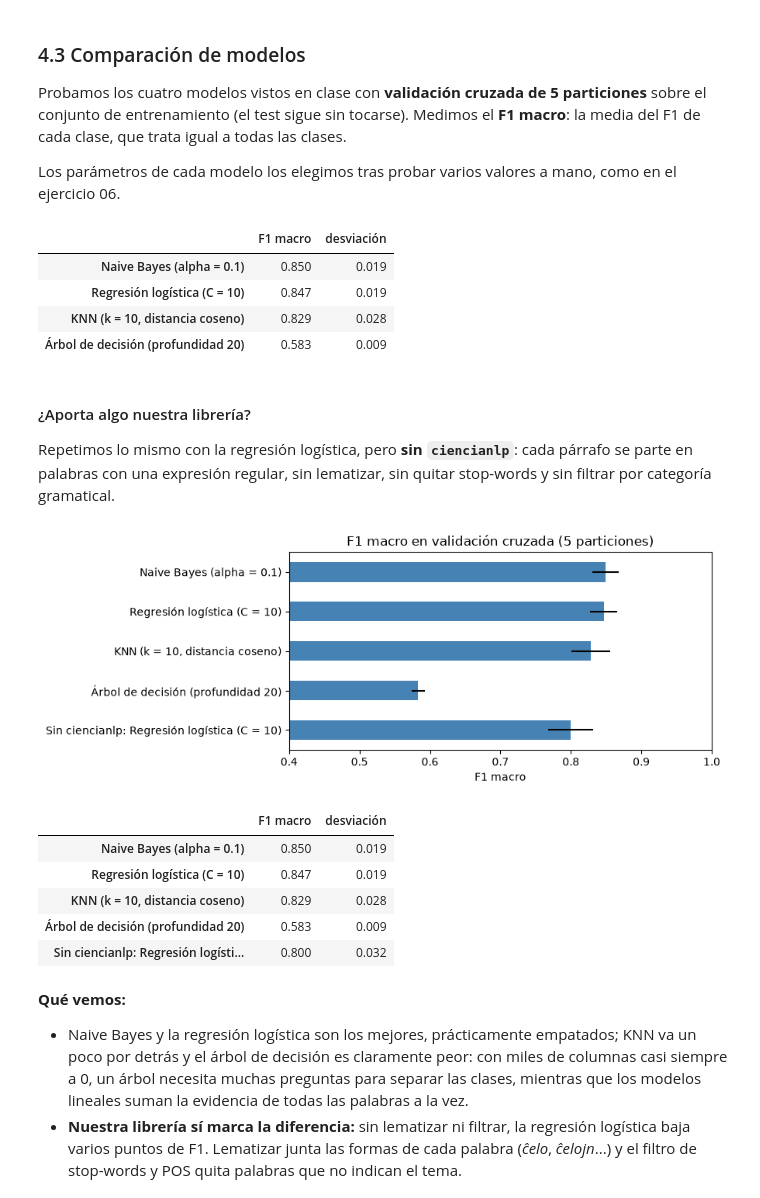
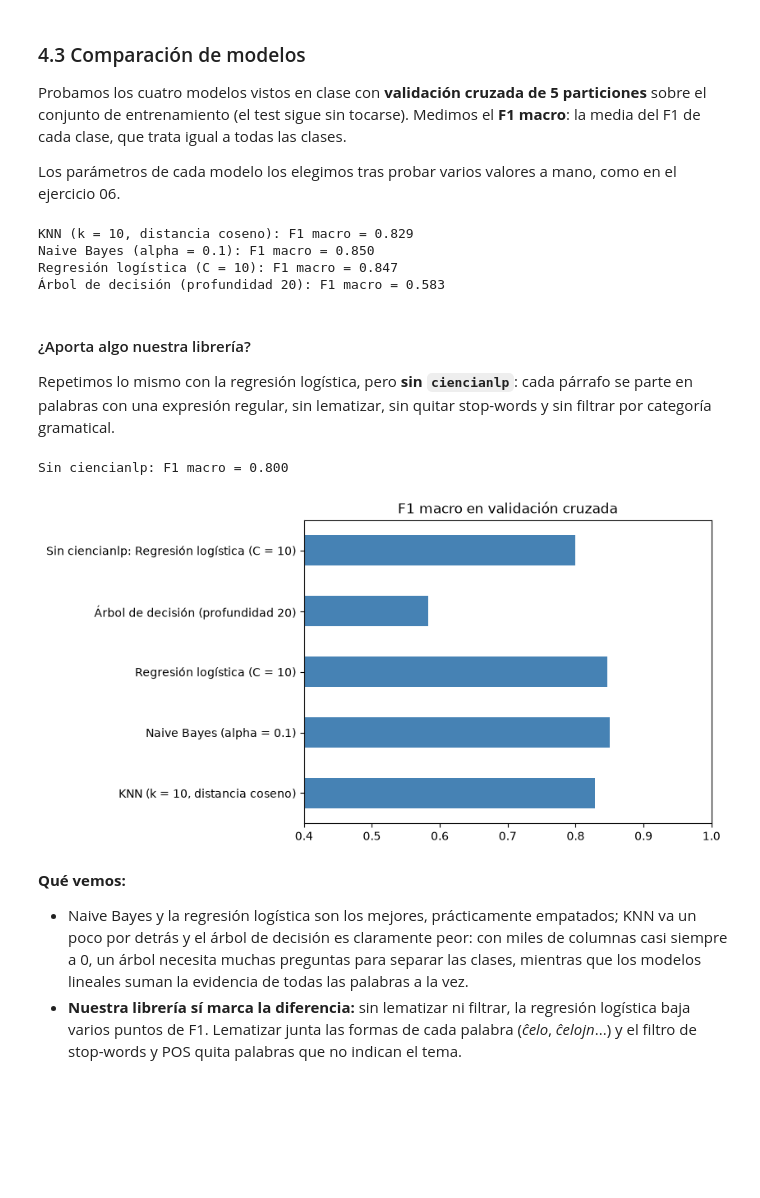
Before and after one commit to danielaagonzalezz/cienciaNLP, a Jupyter notebook: notebooks/clasificacion_esperanto.ipynb, the cells around one changed output. Saved outputs shown, nothing was run; the diff lists cells and outputs as text; code cells hidden in the pictures; blank space fills up the shorter version.

```diff
--- a/notebooks/clasificacion_esperanto.ipynb
+++ b/notebooks/clasificacion_esperanto.ipynb
@@ -396,24 +392,26 @@ def vectorize(listas, words, idf):
         text_words = [word for word in text_words if word in idf]  # solo los lemas de la bolsa
         counts = Counter(text_words)  # f(t, d)
         size = len(text_words)        # |d|
+
         row = {}
-        for word in counts:           # el resto de columnas valen 0
-            row[word] = counts[word] / size * idf[word]  # TF(t, d) * IDF(t)
+        for word in words:
+            tf = counts[word] / size if size > 0 else 0.0  # TF(t, d)
+            row[word] = tf * idf[word]                     # TF(t, d) * IDF(t)
         norm = math.sqrt(sum(value ** 2 for value in row.values()))
-        for word in row:
-            row[word] /= norm
+        if norm > 0:
+            for word in words:
+                row[word] /= norm
         rows.append(row)
-    return pd.DataFrame(rows, columns=words).fillna(0.0)
+    return pd.DataFrame(rows, columns=words)
 
 
 WORDS = choose_words(train["lemas"], MIN_COUNT)
 IDF = compute_idf(train["lemas"], WORDS)
 X_train = vectorize(train["lemas"], WORDS, IDF)
 X_test = vectorize(test["lemas"], WORDS, IDF)
-y_train = train["class"].to_numpy()
-y_test = test["class"].to_numpy()
+y_train = train["class"]
+y_test = test["class"]
 
-print(f"Bolsa de palabras: {len(WORDS)} lemas (más de {MIN_COUNT} veces; {', '.join(sorted(POS_TAGS))})")
-print(f"X_train: {X_train.shape} · X_test: {X_test.shape}")
-X_train.iloc[:5, :12]
+print(f"Bolsa de palabras: {len(WORDS)} lemas")
+print("X_train:", X_train.shape, "· X_test:", X_test.shape)
 # %% [output]
@@ -447,19 +439,16 @@ MODELOS = {
     "Árbol de decisión (profundidad 20)": DecisionTreeClassifier(max_depth=20, random_state=SEMILLA),
 }
 
-resultados_cv = {}
+comparacion = {}
 for nombre, modelo_cv in MODELOS.items():
     notas = cross_val_score(modelo_cv, X_train, y_train, cv=5, scoring="f1_macro")
-    resultados_cv[nombre] = {"F1 macro": notas.mean(), "desviación": notas.std()}
-
-comparacion = pd.DataFrame(resultados_cv).T.sort_values("F1 macro", ascending=False)
-comparacion.round(3)
+    comparacion[nombre] = notas.mean()
+    print(f"{nombre}: F1 macro = {notas.mean():.3f}")
 # %% [output]
-|  | F1 macro | desviación |
-| Naive Bayes (alpha = 0.1) | 0.850 | 0.019 |
-| Regresión logística (C = 10) | 0.847 | 0.019 |
-| KNN (k = 10, distancia coseno) | 0.829 | 0.028 |
-| Árbol de decisión (profundidad 20) | 0.583 | 0.009 |
+KNN (k = 10, distancia coseno): F1 macro = 0.829
+Naive Bayes (alpha = 0.1): F1 macro = 0.850
+Regresión logística (C = 10): F1 macro = 0.847
+Árbol de decisión (profundidad 20): F1 macro = 0.583
 # %% [markdown]
 #### ¿Aporta algo nuestra librería?
 
@@ -468,24 +457,16 @@ expresión regular, sin lematizar, sin quitar stop-words y sin filtrar por categ
 # %%
 palabras_sin_libreria = train["text"].str.lower().str.findall(r"[^\W\d_]+")
 words_sin = choose_words(palabras_sin_libreria, MIN_COUNT)
 X_sin = vectorize(palabras_sin_libreria, words_sin, compute_idf(palabras_sin_libreria, words_sin))
 notas_sin = cross_val_score(LogisticRegression(C=10, max_iter=1000), X_sin, y_train, cv=5, scoring="f1_macro")
-comparacion.loc["Sin ciencianlp: Regresión logística (C = 10)"] = [notas_sin.mean(), notas_sin.std()]
+comparacion["Sin ciencianlp: Regresión logística (C = 10)"] = notas_sin.mean()
+print(f"Sin ciencianlp: F1 macro = {notas_sin.mean():.3f}")
 
-ax = comparacion["F1 macro"].plot.barh(xerr=comparacion["desviación"], color="steelblue", figsize=(9, 3.5))
-ax.set(title="F1 macro en validación cruzada (5 particiones)", xlabel="F1 macro", ylabel="", xlim=(0.4, 1))
-ax.invert_yaxis()
-plt.tight_layout()
+pd.Series(comparacion).plot.barh(color="steelblue", xlim=(0.4, 1), title="F1 macro en validación cruzada")
 plt.show()
-comparacion.round(3)
 # %% [output]
+Sin ciencianlp: F1 macro = 0.800
-[figure, old version]
+[figure, new version]
-|  | F1 macro | desviación |
-| Naive Bayes (alpha = 0.1) | 0.850 | 0.019 |
-| Regresión logística (C = 10) | 0.847 | 0.019 |
-| KNN (k = 10, distancia coseno) | 0.829 | 0.028 |
-| Árbol de decisión (profundidad 20) | 0.583 | 0.009 |
-| Sin ciencianlp: Regresión logísti... | 0.800 | 0.032 |
 # %% [markdown]
 **Qué vemos:**
 
```
Also changed, not shown: parts of 22 cells of this notebook.
